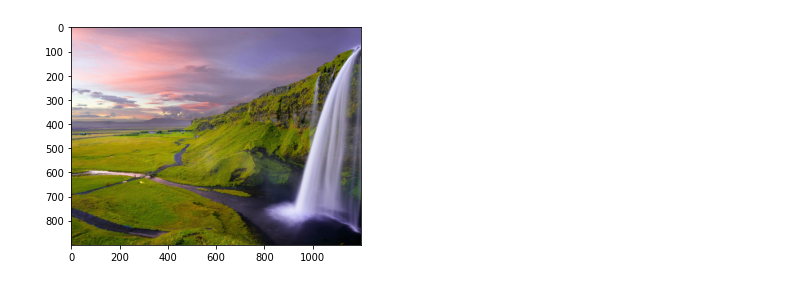
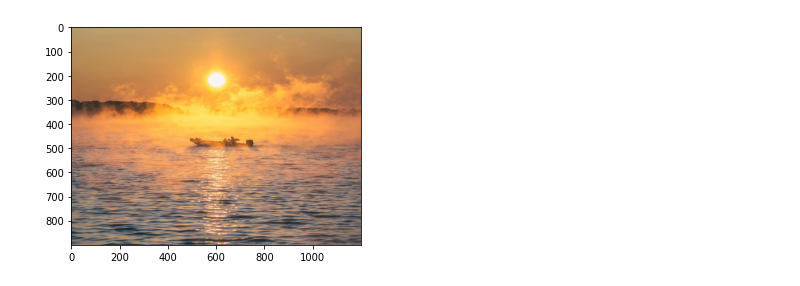
Before and after one commit to Dramb1/3Divi, a Jupyter notebook: 3Divi.ipynb, the cells around one changed output. Drawn from its saved outputs; the diff is of its cells as text; code cells hidden in the pictures.

```diff
--- a/3Divi.ipynb
+++ b/3Divi.ipynb
@@ -248,6 +328,6 @@ plt.savefig("image.png")
 # %%
-image = read_image("drive/MyDrive/3Divi/data/0000_0000_0001/image.ppm")
+image = read_image("drive/MyDrive/3Divi/data/0000_0002_0001/image.ppm")
 plt.imshow(image)
 plt.savefig("image_check.png")
 # %% [output]
-[figure, old version]
+[figure, new version]
```
Also changed, not shown: parts of 11 cells of this notebook.
